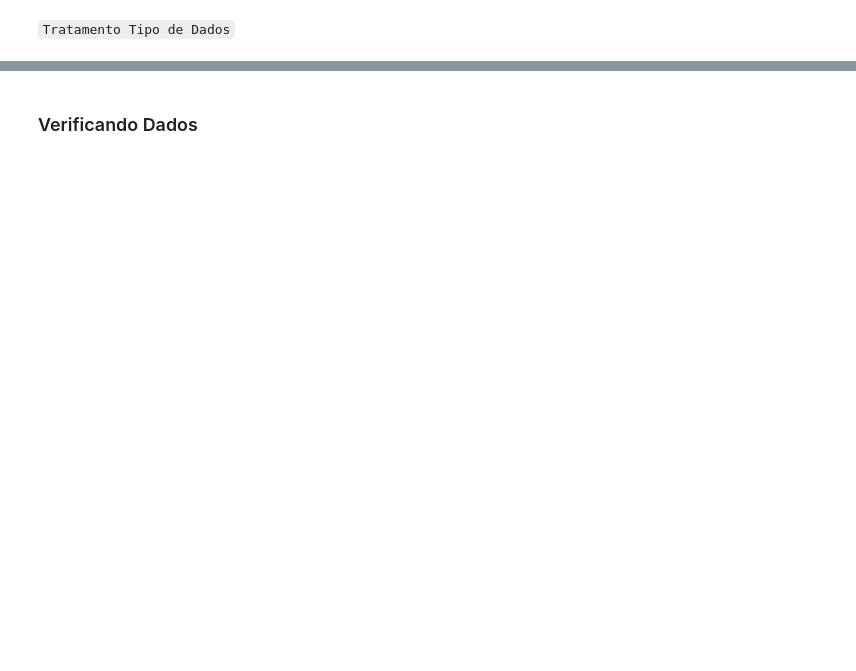
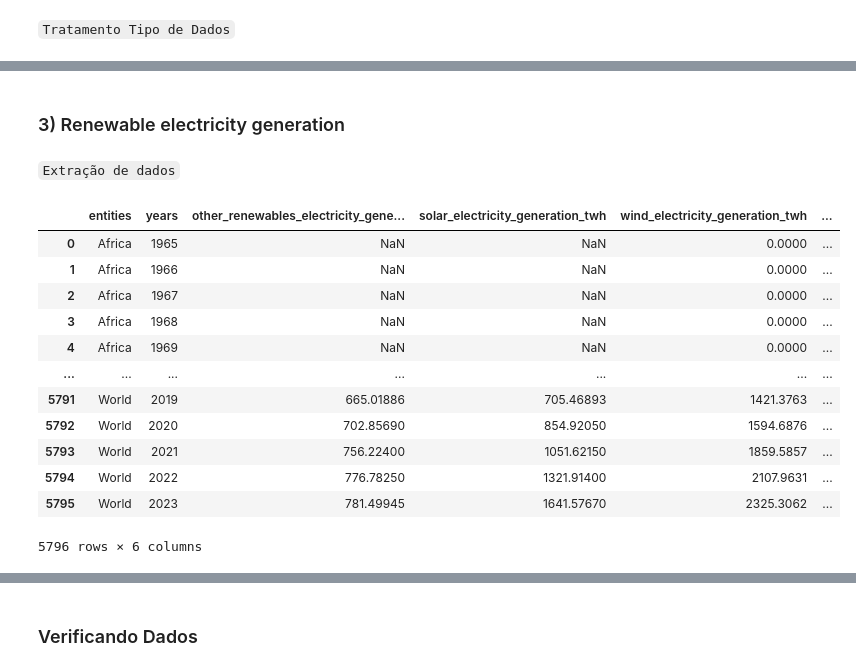
Before and after one commit to FelipeBZanardo/Projeto-POO-Energia-Solar, a Jupyter notebook: main.ipynb, the cells around one changed output, grey strips where cells are left out. Cells and saved outputs as stored; diff of their text form; code cells hidden in the pictures; blank space fills up the shorter version.

```diff
--- a/main.ipynb
+++ b/main.ipynb
@@ -75,0 +209,22 @@ pdf_solar_prices.info()
+# %% [markdown]
+### 3) Renewable electricity generation
+# %% [markdown]
+`Extração de dados`
+# %%
+electricity_generation: OWID = OWID('modern-renewable-energy-consumption')
+pdf_electricity_generation: pd.DataFrame = electricity_generation.slug_into_dataframe()
+pdf_electricity_generation
+# %% [output]
+|  | entities | years | other_renewables_electricity_gene... | solar_electricity_generation_twh | wind_electricity_generation_twh | ... |
+| 0 | Africa | 1965 | NaN | NaN | 0.0000 | ... |
+| 1 | Africa | 1966 | NaN | NaN | 0.0000 | ... |
+| 2 | Africa | 1967 | NaN | NaN | 0.0000 | ... |
+| 3 | Africa | 1968 | NaN | NaN | 0.0000 | ... |
+| 4 | Africa | 1969 | NaN | NaN | 0.0000 | ... |
+| ... | ... | ... | ... | ... | ... | ... |
+| 5791 | World | 2019 | 665.01886 | 705.46893 | 1421.3763 | ... |
+| 5792 | World | 2020 | 702.85690 | 854.92050 | 1594.6876 | ... |
+| 5793 | World | 2021 | 756.22400 | 1051.62150 | 1859.5857 | ... |
+| 5794 | World | 2022 | 776.78250 | 1321.91400 | 2107.9631 | ... |
+| 5795 | World | 2023 | 781.49945 | 1641.57670 | 2325.3062 | ... |
+5796 rows × 6 columns
```
Also changed, not shown: parts of 28 cells of this notebook, 2 other files.
